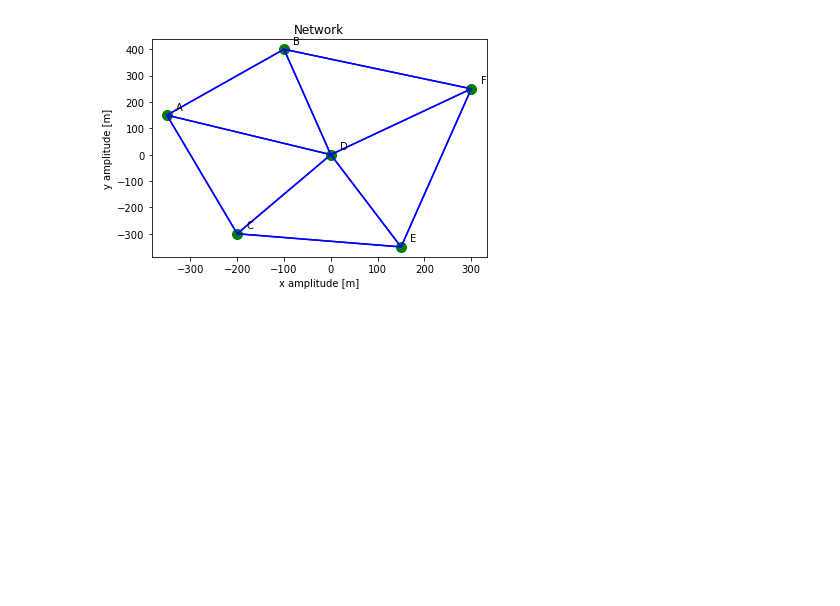
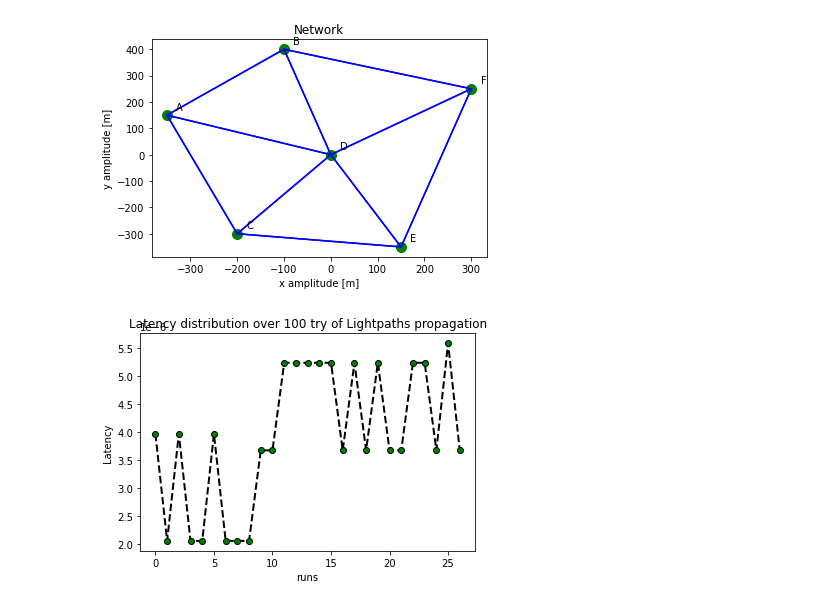
Before and after one commit to matteospano/OON, a Jupyter notebook: Lab3.ipynb, the cells around one changed output. Saved outputs shown, nothing was run; the diff lists cells and outputs as text; code cells hidden in the pictures; blank space fills up the shorter version.

```diff
--- a/Lab3.ipynb
+++ b/Lab3.ipynb
@@ -465,51 +478,43 @@ class Network ( object ): # them main class that contains all the nodes and info
 
             else:
                 return tuple[1]
-# %%
-free_list= [['A', 'B'],['D', 'F']] #list of ’occupied’ lines
-#free_list= [['A', 'B'],['D', 'F'],['C', 'E']]
-network = Network ('nodes.json',free_list)
-df = pd. DataFrame ()
-df = network.network_generate()
-network.draw() # draw the network using matplotlib (nodes as dots and connection as lines)
-# %% [output]
-[figure, removed]
-# %%
-node_labels= network.nodes.keys ()
-rand_snr_try=[]
-rand_lat_try=[]
-index_in= np.random.randint(1,6,100)
-index_out= np.random.randint(1,6,100)
-
-for ii in index_in :
-    Label1=list(node_labels)[ii]
-    jj=index_out[ii]
-    Label2=list(node_labels)[jj]
-    if (Label1 != Label2) :
-        rand_snr_try.append(network.find_best_snr(Label1, Label2))
-
-for ii in index_in :
-    Label1=list(node_labels)[ii]
-    jj=index_out[ii]
-    Label2=list(node_labels)[jj]
-    if (Label1 != Label2) :
-        rand_lat_try.append(network.find_best_latency(Label1, Label2))
 # %%
+
+network = Network ('nodes.json')
+
+network.draw() # draw the network using matplotlib (nodes as dots and connection as lines)
+
+node_labels= network.nodes.keys ()
+
+index_in= np.random.randint(1,6,100)
+index_out= np.random.randint(1,6,100)
+
+
 conn_list= []
-power_list= np.random.random(100)*1e-3 #powers are 100 float numbers between 0 and 1e-3
+power_list= np.random.random(100)*1e-3 # powers are 100 float numbers between 0 and 1e-3
 for ii in index_in :
-    Label1='A'#list(node_labels)[ii]
+    Label1=list(node_labels)[ii]
     jj=index_out[ii]
     Label2=list(node_labels)[jj]
     power =list(power_list)[ii]
-    conn_list.append( Connection( Label1, Label2, power) ) #list creation
+    conn_list.append( Connection( Label1, Label2, power) ) # list creation
 
-stream_try= []
+stream_try= np.array([])
 for ii in index_in :
-    if ( conn_list[ii].input_node != conn_list[ii].output_node) :
-        stream_try.append(network.stream (conn_list, ii,'lat'))#4.5
+    if ( conn_list[ii].input_node != conn_list[ii].output_node) :# make sure no same input output lABELS
+        kk = network.stream (conn_list, ii,'lat')
+        if (kk!='None'):
+            stream_try=np.append(stream_try,kk)
+        else :
+            stream_try=np.append(stream_try,np.nan)
 
-stream_try_state= []
-for ii in index_in :
-    if ( conn_list[ii].input_node != conn_list[ii].output_node) :
-        stream_try_state.append(network.stream (conn_list, ii,'lat','yes'))#4.7
+
+plt. figure ()
+plt.plot( stream_try, color ='k', marker ='o', markerfacecolor ='g',linestyle ='--', linewidth =2)
+plt. title  ('Latency distribution over 100 try of Lightpaths propagation')
+plt. xlabel ('runs')
+plt. ylabel ('Latency')
+plt. show()
+# %% [output]
+[figure, added]
+[figure, added]
```
Also changed, not shown: parts of 7 cells of this notebook.
